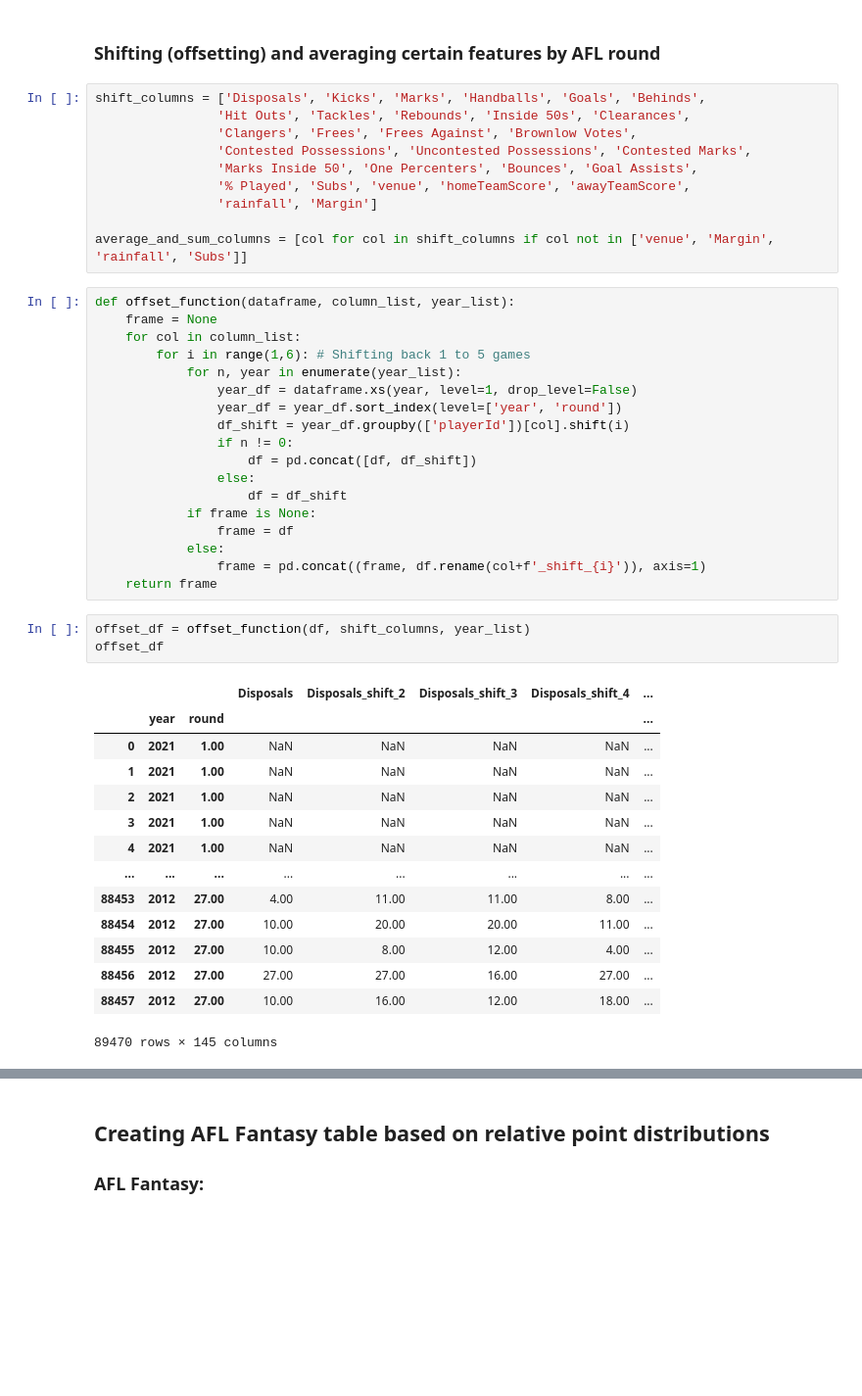
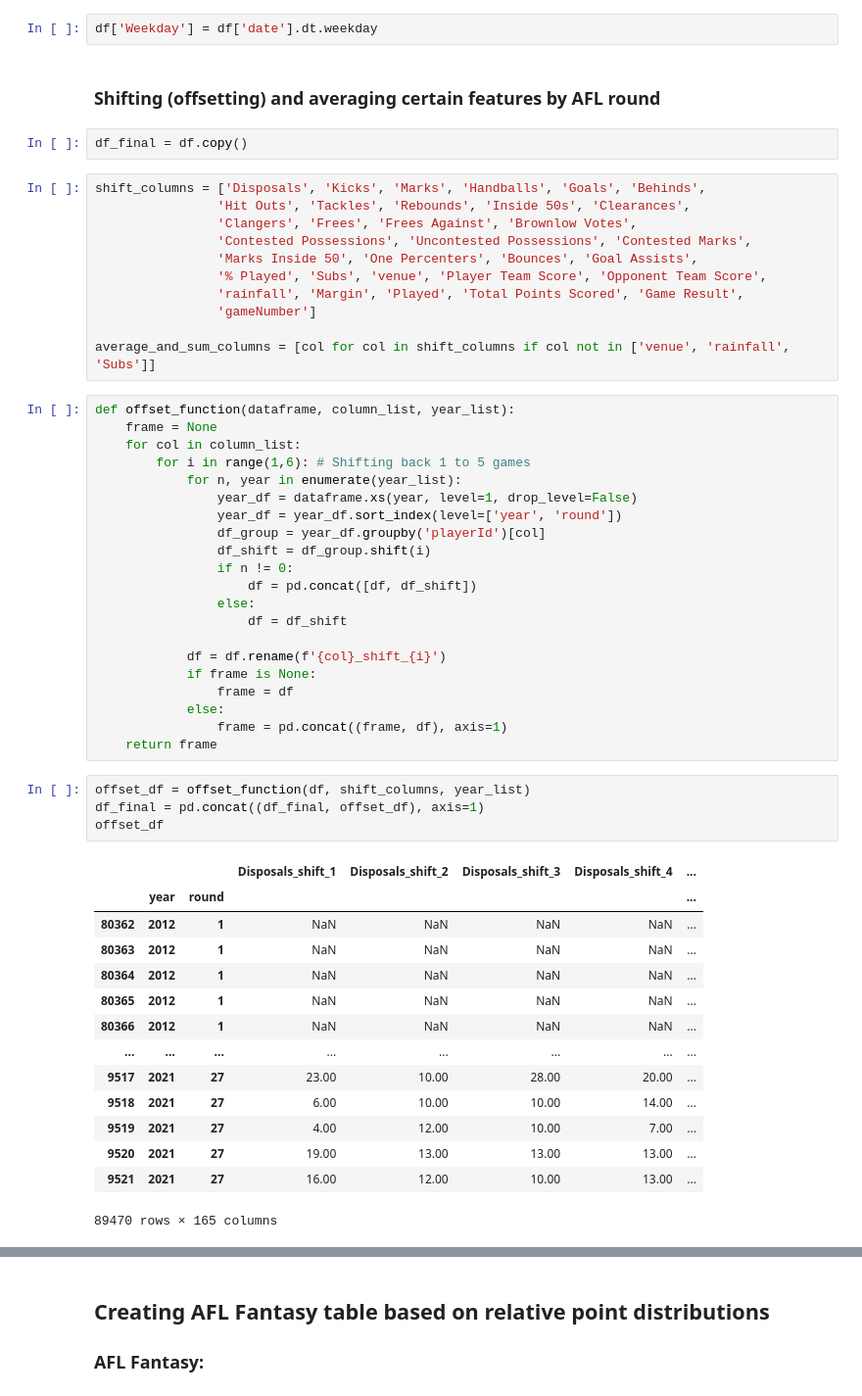
Before and after one commit to AaronLiftig/PredictAFL, a Jupyter notebook: AFL Analysis Data Cleaning.ipynb, the cells around one changed output, grey strips where cells are left out. Shown at 98% size. Cells and saved outputs as stored; diff of their text form; blank space fills up the shorter version.

```diff
--- a/AFL Analysis Data Cleaning.ipynb
+++ b/AFL Analysis Data Cleaning.ipynb
@@ -302,15 +386,20 @@ Name: Game Result, Length: 89470, dtype: float64
+# %%
+df['Weekday'] = df['date'].dt.weekday
 # %% [markdown]
 ### Shifting (offsetting) and averaging certain features by AFL round
+# %%
+df_final = df.copy()
 # %%
 shift_columns = ['Disposals', 'Kicks', 'Marks', 'Handballs', 'Goals', 'Behinds',
                 'Hit Outs', 'Tackles', 'Rebounds', 'Inside 50s', 'Clearances',
                 'Clangers', 'Frees', 'Frees Against', 'Brownlow Votes',
                 'Contested Possessions', 'Uncontested Possessions', 'Contested Marks',
                 'Marks Inside 50', 'One Percenters', 'Bounces', 'Goal Assists',
-                '% Played', 'Subs', 'venue', 'homeTeamScore', 'awayTeamScore',
-                'rainfall', 'Margin']
+                '% Played', 'Subs', 'venue', 'Player Team Score', 'Opponent Team Score',
+                'rainfall', 'Margin', 'Played', 'Total Points Scored', 'Game Result',
+                'gameNumber']
 
-average_and_sum_columns = [col for col in shift_columns if col not in ['venue', 'Margin', 'rainfall', 'Subs']]
+average_and_sum_columns = [col for col in shift_columns if col not in ['venue', 'rainfall', 'Subs']]
 # %%
 def offset_function(dataframe, column_list, year_list):
     frame = None
@@ -319,31 +408,35 @@ def offset_function(dataframe, column_list, year_list):
             for n, year in enumerate(year_list):
                 year_df = dataframe.xs(year, level=1, drop_level=False)
                 year_df = year_df.sort_index(level=['year', 'round'])
-                df_shift = year_df.groupby(['playerId'])[col].shift(i)
+                df_group = year_df.groupby('playerId')[col]
+                df_shift = df_group.shift(i)
                 if n != 0:
                     df = pd.concat([df, df_shift])
                 else:
                     df = df_shift
+
+            df = df.rename(f'{col}_shift_{i}')
             if frame is None:
                 frame = df
             else:
-                frame = pd.concat((frame, df.rename(col+f'_shift_{i}')), axis=1)
+                frame = pd.concat((frame, df), axis=1)
     return frame
 # %%
 offset_df = offset_function(df, shift_columns, year_list)
+df_final = pd.concat((df_final, offset_df), axis=1)
 offset_df
 # %% [output]
-|  |  |  | Disposals | Disposals_shift_2 | Disposals_shift_3 | Disposals_shift_4 | ... |
+|  |  |  | Disposals_shift_1 | Disposals_shift_2 | Disposals_shift_3 | Disposals_shift_4 | ... |
 |  | year | round |  |  |  |  | ... |
-| 0 | 2021 | 1.00 | NaN | NaN | NaN | NaN | ... |
-| 1 | 2021 | 1.00 | NaN | NaN | NaN | NaN | ... |
-| 2 | 2021 | 1.00 | NaN | NaN | NaN | NaN | ... |
-| 3 | 2021 | 1.00 | NaN | NaN | NaN | NaN | ... |
-| 4 | 2021 | 1.00 | NaN | NaN | NaN | NaN | ... |
+| 80362 | 2012 | 1 | NaN | NaN | NaN | NaN | ... |
+| 80363 | 2012 | 1 | NaN | NaN | NaN | NaN | ... |
+| 80364 | 2012 | 1 | NaN | NaN | NaN | NaN | ... |
+| 80365 | 2012 | 1 | NaN | NaN | NaN | NaN | ... |
+| 80366 | 2012 | 1 | NaN | NaN | NaN | NaN | ... |
 | ... | ... | ... | ... | ... | ... | ... | ... |
-| 88453 | 2012 | 27.00 | 4.00 | 11.00 | 11.00 | 8.00 | ... |
-| 88454 | 2012 | 27.00 | 10.00 | 20.00 | 20.00 | 11.00 | ... |
-| 88455 | 2012 | 27.00 | 10.00 | 8.00 | 12.00 | 4.00 | ... |
-| 88456 | 2012 | 27.00 | 27.00 | 27.00 | 16.00 | 27.00 | ... |
-| 88457 | 2012 | 27.00 | 10.00 | 16.00 | 12.00 | 18.00 | ... |
+| 9517 | 2021 | 27 | 23.00 | 10.00 | 28.00 | 20.00 | ... |
+| 9518 | 2021 | 27 | 6.00 | 10.00 | 10.00 | 14.00 | ... |
+| 9519 | 2021 | 27 | 4.00 | 12.00 | 10.00 | 7.00 | ... |
+| 9520 | 2021 | 27 | 19.00 | 13.00 | 13.00 | 13.00 | ... |
+| 9521 | 2021 | 27 | 16.00 | 12.00 | 10.00 | 13.00 | ... |
-89470 rows × 145 columns
+89470 rows × 165 columns
```
Also changed, not shown: parts of 43 cells of this notebook.
